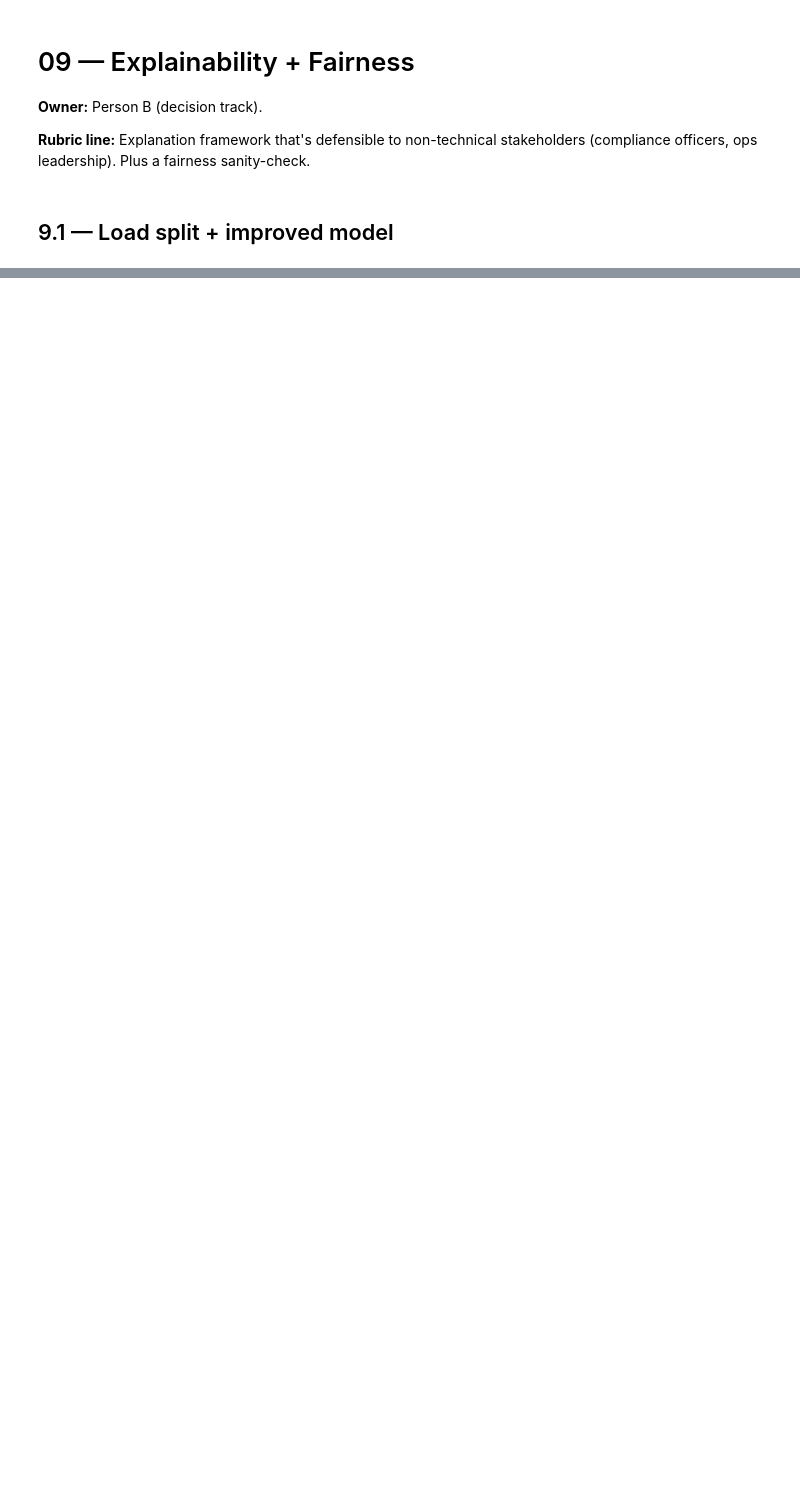
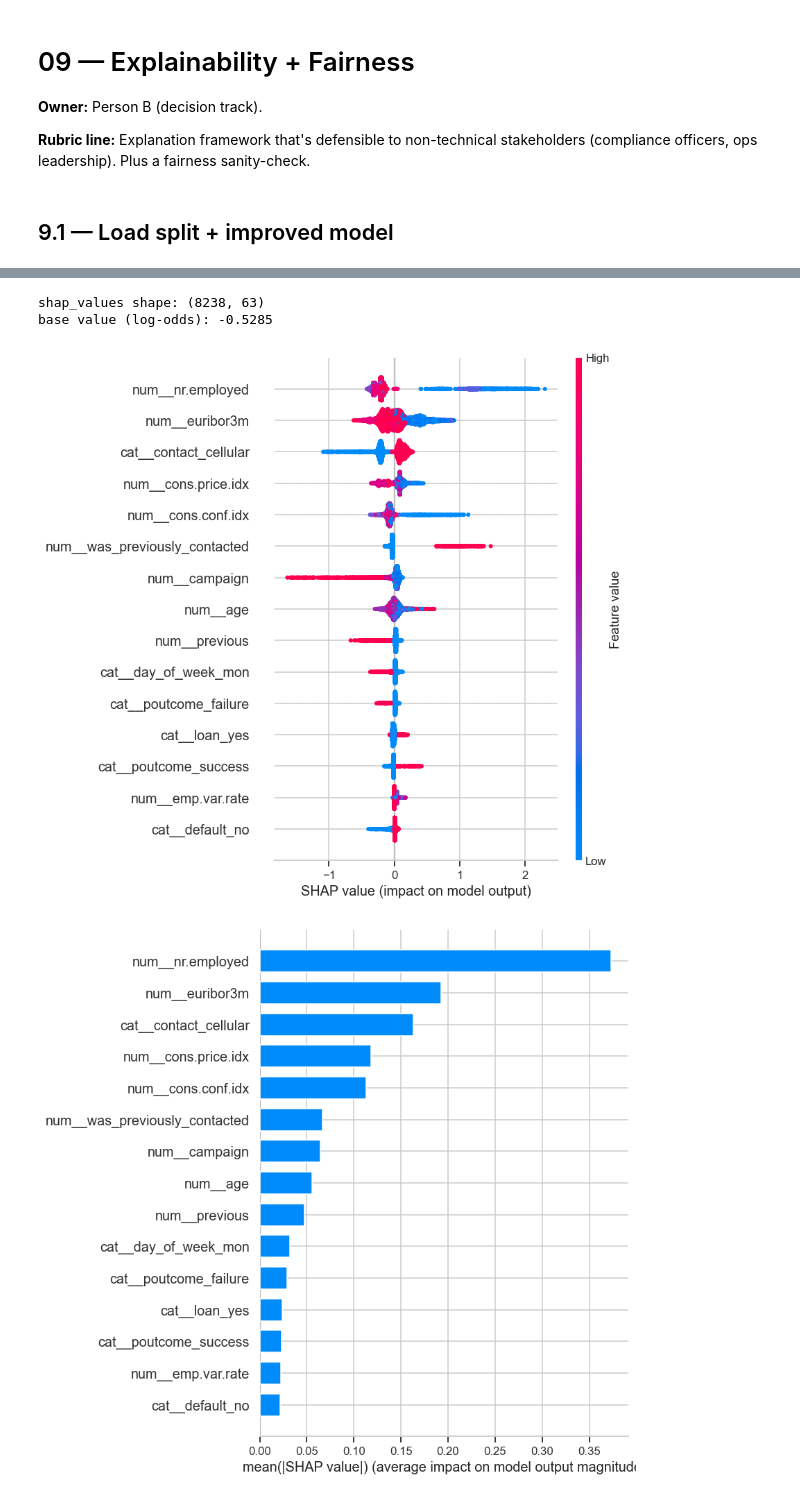
Before and after one commit to Jasper040/Project-4-prediction-framework, a Jupyter notebook: notebooks/09_explainability_and_fairness.ipynb, the cells around one changed output, grey strips where cells are left out. Saved outputs shown, nothing was run; the diff lists cells and outputs as text; code cells hidden in the pictures; blank space fills up the shorter version.

Commit message:
Notebook 9

```diff
--- a/notebooks/09_explainability_and_fairness.ipynb
+++ b/notebooks/09_explainability_and_fairness.ipynb
@@ -43,14 +55,62 @@ wraps it). SHAP runs on the unwrapped tree model.
 # %%
 import shap
+
 # Pull the underlying fitted LightGBM out of the calibration wrapper.
 inner = calibrated.calibrated_classifiers_[0].estimator
 preproc = inner.named_steps['preprocessor']
 lgbm = inner.named_steps['classifier']
+
 X_test_t = preproc.transform(X_test)
 feature_names = preproc.get_feature_names_out()
+
 explainer = shap.TreeExplainer(lgbm)
 shap_values = explainer.shap_values(X_test_t)
+
+# Newer SHAP returns a 3-D array (n, p, classes); older returns a list.
+# In both shapes we want the positive-class slice.
 if isinstance(shap_values, list):
-    shap_values = shap_values[1]  # positive class
-shap.summary_plot(shap_values, X_test_t, feature_names=feature_names, show=False)
-plt.gcf().savefig(config.FIGURES_DIR / '09_shap_summary.png', bbox_inches='tight', dpi=200)
+    shap_values = shap_values[1]
+elif shap_values.ndim == 3:
+    shap_values = shap_values[..., 1]
+
+# Base value for the positive class (log-odds units — LightGBM internal).
+ev_raw = np.asarray(explainer.expected_value).flatten()
+base_value = float(ev_raw[1] if ev_raw.size > 1 else ev_raw[0])
+
+print(f'shap_values shape: {shap_values.shape}')
+print(f'base value (log-odds): {base_value:.4f}')
+
+# --- Global beeswarm ------------------------------------------------------
+plt.figure()
+shap.summary_plot(
+    shap_values, X_test_t, feature_names=feature_names, show=False, max_display=15
+)
+fig = plt.gcf()
+fig.savefig(config.FIGURES_DIR / '09_shap_summary.png', bbox_inches='tight', dpi=200)
+plt.show()
+plt.close(fig)
+
+# --- Global bar (mean |SHAP|) --------------------------------------------
+plt.figure()
+shap.summary_plot(
+    shap_values, X_test_t, feature_names=feature_names,
+    plot_type='bar', show=False, max_display=15,
+)
+fig = plt.gcf()
+fig.savefig(config.FIGURES_DIR / '09_shap_bar.png', bbox_inches='tight', dpi=200)
+plt.show()
+plt.close(fig)
+
+# Store top features for the compliance summary at the end of the notebook.
+mean_abs_shap = np.abs(shap_values).mean(axis=0)
+top_features = (
+    pd.Series(mean_abs_shap, index=feature_names)
+    .sort_values(ascending=False)
+    .head(10)
+)
+top_features
+# %% [output]
+shap_values shape: (8238, 63)
+base value (log-odds): -0.5285
+[figure, added]
+[figure, added]
```
Also changed, not shown: parts of 14 cells of this notebook, 5 other files.
